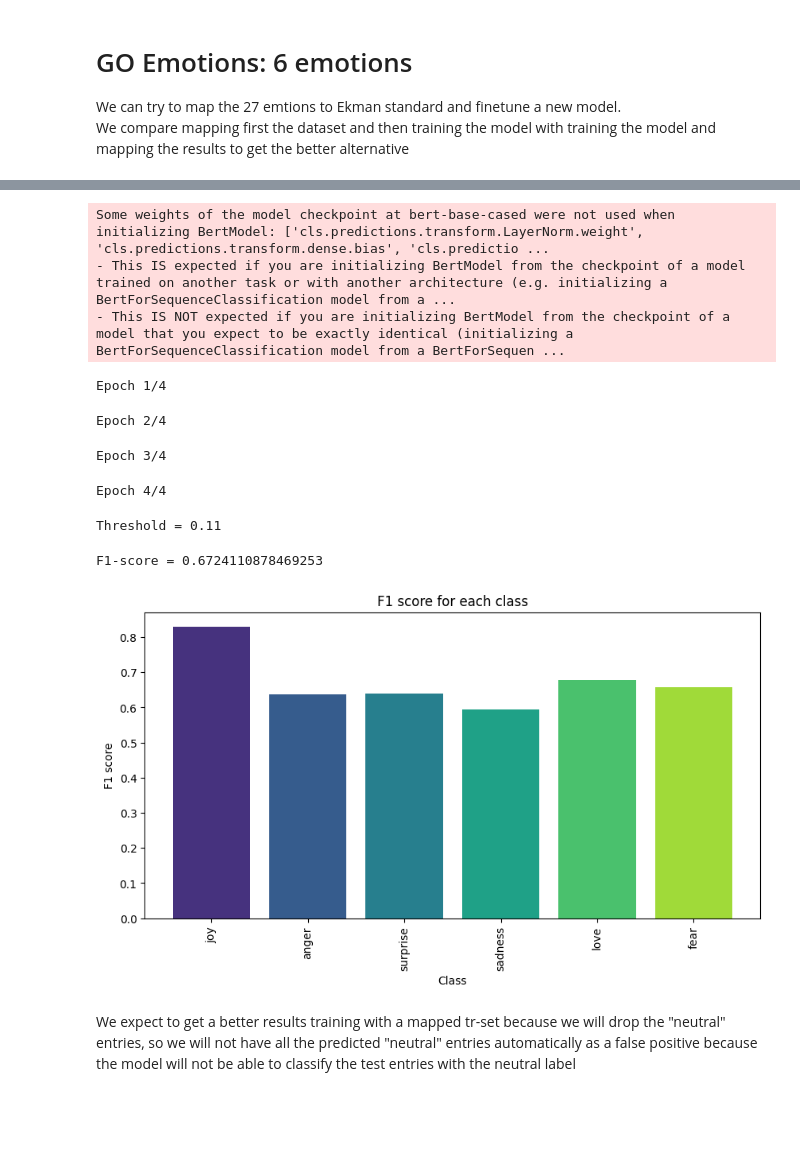
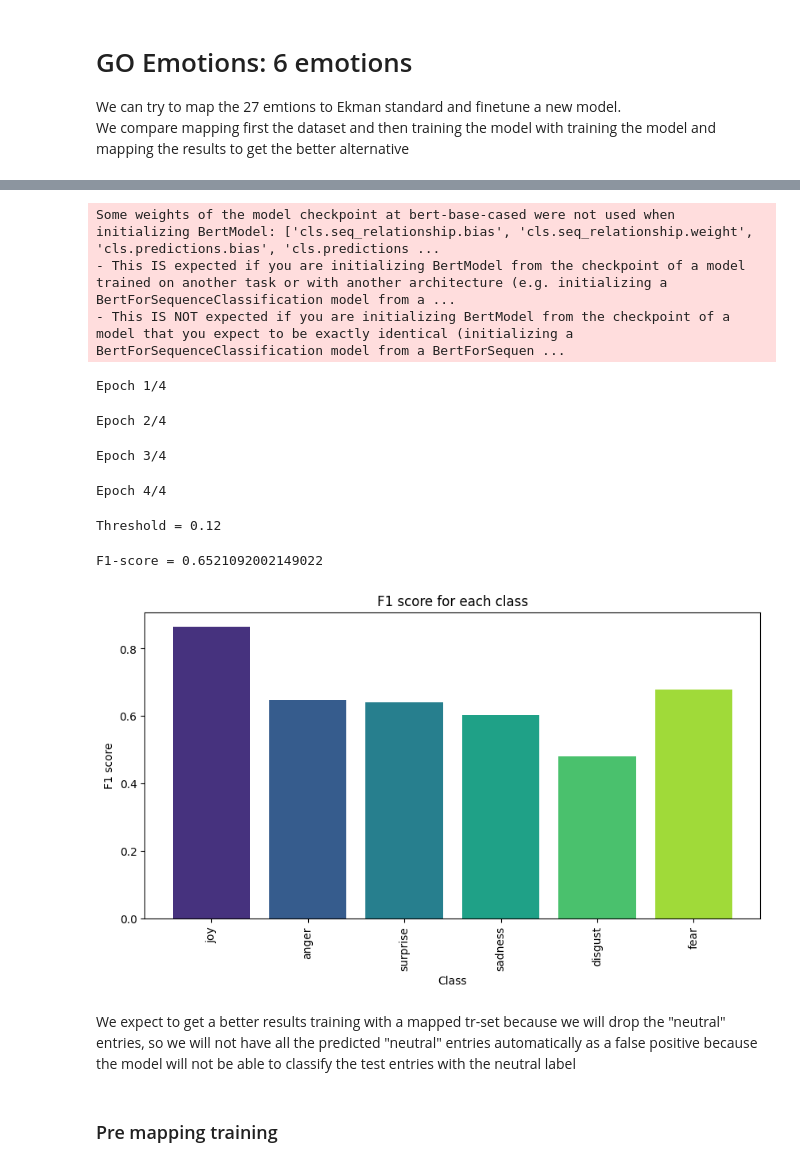
Before and after one commit to Nsivaa/HLT, a Jupyter notebook: Bert_FineTuning.ipynb, the cells around one changed output, grey strips where cells are left out. Drawn from its saved outputs; the diff is of its cells as text; code cells hidden in the pictures; blank space fills up the shorter version.

Commit message:
fixed bert notebook

```diff
--- a/Bert_FineTuning.ipynb
+++ b/Bert_FineTuning.ipynb
@@ -288,4 +269,10 @@ train_df
 # %%
+train_df, val_df, test_df = load_dataset(DatasetEnum.GoEmotionsCleaned)
+#we first shuffle the train-set
+seed_val = 14
+np.random.seed(seed_val)
+train_df=train_df.sample(frac=1)
+
 CHECKPOINT_MODEL_FILE=CHECKPOINT_DIR + 'bert_model_NoReg.pth'
 # creating the model with the same seed as the cleaned version
 PARAMS = {'tokenizer_max_len':MAX_LEN,
@@ -306,7 +293,7 @@ SCORES = {'accuracy': accuracy,
 
 
 
-seed_val = 14
+
 torch.manual_seed(seed_val)
 torch.cuda.manual_seed_all(seed_val)
 model = Bert(SCORES,
@@ -326,57 +313,24 @@ out= model.predict(test_df)
 target= test_df.iloc[:, 1:].values
 best_out = (out> threshold).astype(int)
 # %% [output]
-Some weights of the model checkpoint at bert-base-cased were not used when initializing BertModel: ['cls.predictions.transform.LayerNorm.weight', 'cls.predictions.transform.dense.bias', 'cls.predictio ...
+Some weights of the model checkpoint at bert-base-cased were not used when initializing BertModel: ['cls.seq_relationship.bias', 'cls.seq_relationship.weight', 'cls.predictions.bias', 'cls.predictions ...
 - This IS expected if you are initializing BertModel from the checkpoint of a model trained on another task or with another architecture (e.g. initializing a BertForSequenceClassification model from a ...
 - This IS NOT expected if you are initializing BertModel from the checkpoint of a model that you expect to be exactly identical (initializing a BertForSequenceClassification model from a BertForSequen ...
 Epoch 1/4
 Epoch 2/4
 Epoch 3/4
 Epoch 4/4
-Threshold = 0.11
+Threshold = 0.12
-# %%
-# cella da cancellare
-GOEMOTIONS_LABELS = ['admiration', 'amusement', 'disapproval', 'disgust',
-       'embarrassment', 'excitement', 'fear', 'gratitude', 'grief', 'joy',
-       'love', 'nervousness', 'anger', 'optimism', 'pride', 'realization',
-       'relief', 'remorse', 'sadness', 'surprise', 'neutral', 'annoyance',
-       'approval', 'caring', 'confusion', 'curiosity', 'desire',
-       'disappointment']
-def _or(dataset, array):
-    value = pd.Series([0]*len(dataset))
-    for column in array:
-        value = value | dataset[column]
-    return value
-
-def goemotions_apply_emotion_mapping(dataset, drop_original=True, mapping=GOEMOTIONS_TWITTER_MAPPING,isDataframe=True):
-    # dataframe == false => we want to map the values of a tensor so we change it into a dataframe first
-    if not(isDataframe):
-        dataset = pd.DataFrame(dataset,columns=GOEMOTIONS_LABELS)
-    for twitter, goemotion in mapping.items():
-        dataset[twitter] = _or(dataset, goemotion)
-    if drop_original:
-        # drop goemotion columns
-        # get union of emotion lists
-        all_emotions = ["neutral"]
-        for emotions in mapping.values():
-            all_emotions += emotions
-
-        dataset.drop(columns=all_emotions, inplace=True)
-        #we must drop every entry whose only label was neural
-        if isDataframe:
-            dataset=dataset.loc[dataset.drop(columns=["text"]).sum(axis=1) > 0]
-            return dataset
-        # if the dataset was a tensor, it won't have to drop the column "text"
-        else:
-             return dataset.values
 # %%
-threshold = 0.11
+threshold = 0.12
 best_out=goemotions_apply_emotion_mapping(best_out,isDataframe=False)
 score_postMap = f1_score(target, best_out,average=None)
-plot_score_barplot(target, best_out,["joy","anger","surprise","sadness","love","fear"])
+plot_score_barplot(target, best_out,["joy","anger","surprise","sadness","disgust","fear"])
 print (f"F1-score = {np.mean(score_postMap)}")
 # %% [output]
-F1-score = 0.6724110878469253
+F1-score = 0.6521092002149022
-[figure, old version]
+[figure, new version]
 # %% [markdown]
 We expect to get a better results training with a mapped tr-set because we will drop the "neutral" entries, so we will not have all the predicted "neutral" entries automatically as a false positive because the model will not be able to classify the test entries with the neutral label
+# %% [markdown]
+### Pre mapping training
```
Also changed, not shown: parts of 4 cells of this notebook, 1 other file.
